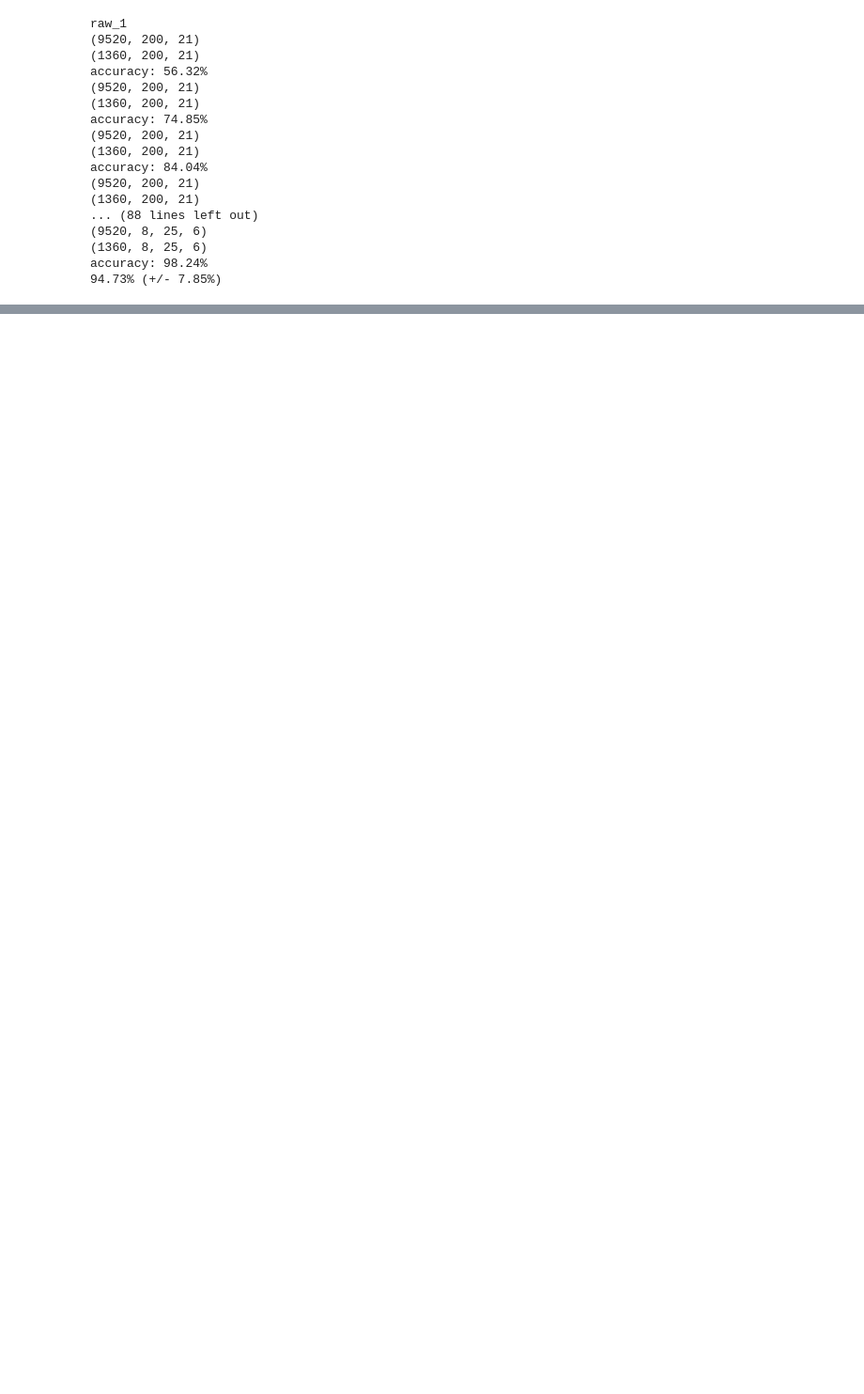
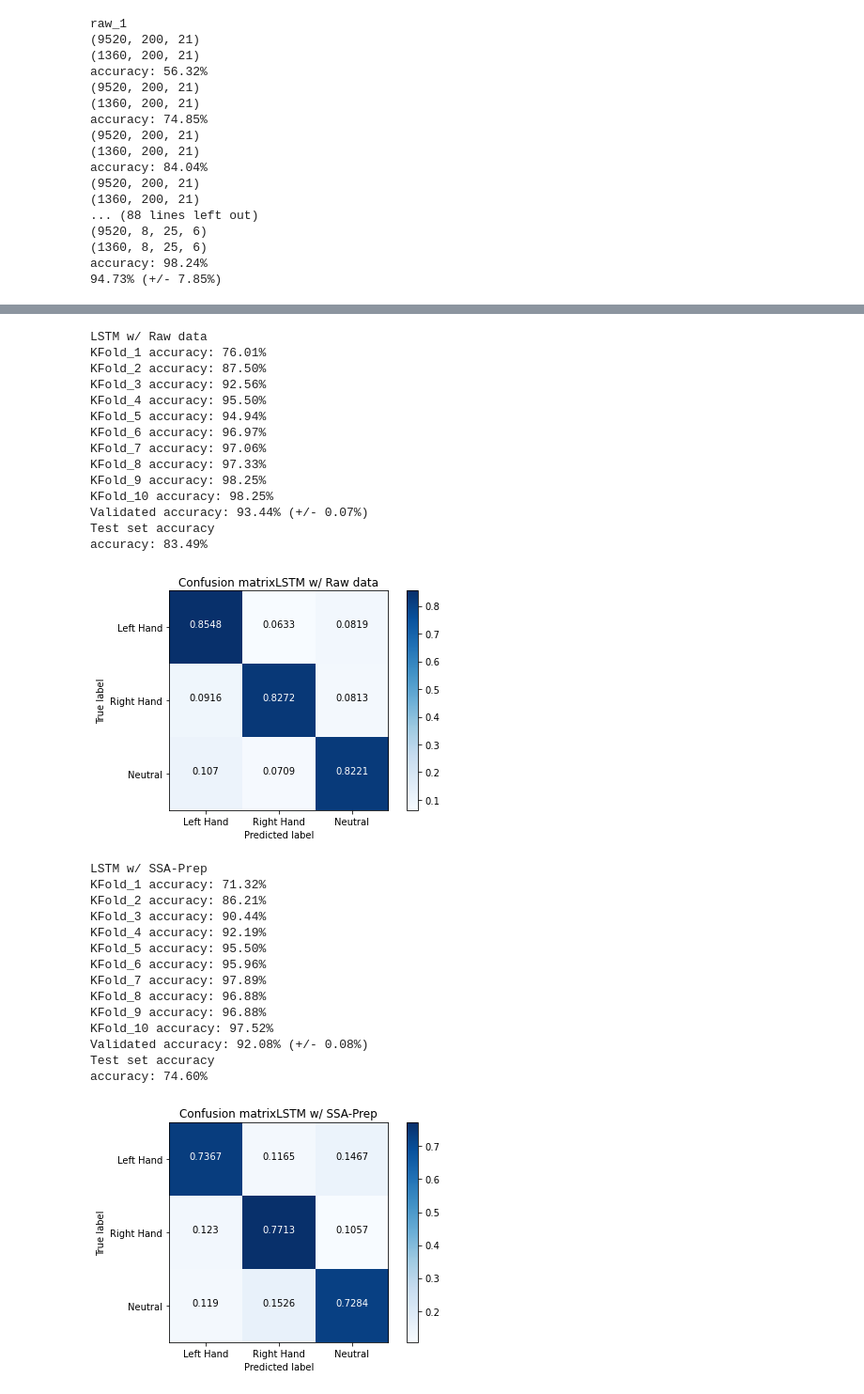
Before and after one commit to AndresMSE/DCD-Proyecto-Final, a Jupyter notebook: Cross Validation.ipynb, the cells around one changed output, grey strips where cells are left out. Shown at 94% size. Cells and saved outputs as stored; diff of their text form; code cells hidden in the pictures; blank space fills up the shorter version.

```diff
--- a/Cross Validation.ipynb
+++ b/Cross Validation.ipynb
@@ -348,0 +503,39 @@ accuracy: 98.24%
+# %%
+model_key ={
+    'raw_1':{'key':'raw_lstm','epoch':50,'batch':100,'name':'LSTM w/ Raw data'},
+    'ssa_1':{'key':'ssa_lstm','epoch':100,'batch':100,'name':'LSTM w/ SSA-Prep'},
+    'raw_2':{'key':'raw_lstm_cnn','epoch':100,'batch':40,'name':'CNN-LSTM w/ Raw data'},
+    'ssa_2':{'key':'ssa_lstm_cnn','epoch':100,'batch':100,'name':'CNN-LSTM w/SSA-Prep'}
+}
+results_s = worker(model_key)
+# %% [output]
+LSTM w/ Raw data
+KFold_1 accuracy: 76.01%
+KFold_2 accuracy: 87.50%
+KFold_3 accuracy: 92.56%
+KFold_4 accuracy: 95.50%
+KFold_5 accuracy: 94.94%
+KFold_6 accuracy: 96.97%
+KFold_7 accuracy: 97.06%
+KFold_8 accuracy: 97.33%
+KFold_9 accuracy: 98.25%
+KFold_10 accuracy: 98.25%
+Validated accuracy: 93.44% (+/- 0.07%)
+Test set accuracy
+accuracy: 83.49%
+[figure, added]
+LSTM w/ SSA-Prep
+KFold_1 accuracy: 71.32%
+KFold_2 accuracy: 86.21%
+KFold_3 accuracy: 90.44%
+KFold_4 accuracy: 92.19%
+KFold_5 accuracy: 95.50%
+KFold_6 accuracy: 95.96%
+KFold_7 accuracy: 97.89%
+KFold_8 accuracy: 96.88%
+KFold_9 accuracy: 96.88%
+KFold_10 accuracy: 97.52%
+Validated accuracy: 92.08% (+/- 0.08%)
+Test set accuracy
+accuracy: 74.60%
+[figure, added]
```
Also changed, not shown: parts of 8 cells of this notebook, 2 other files.
